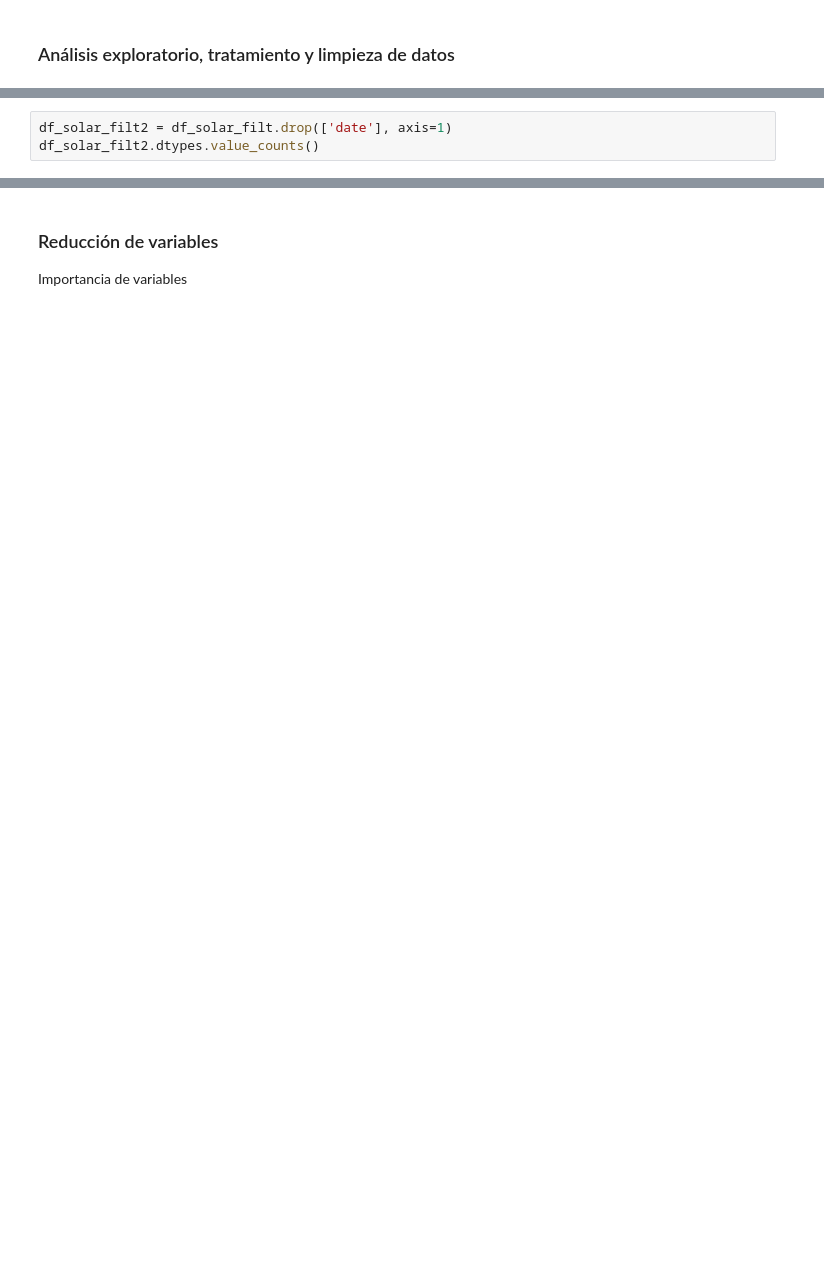
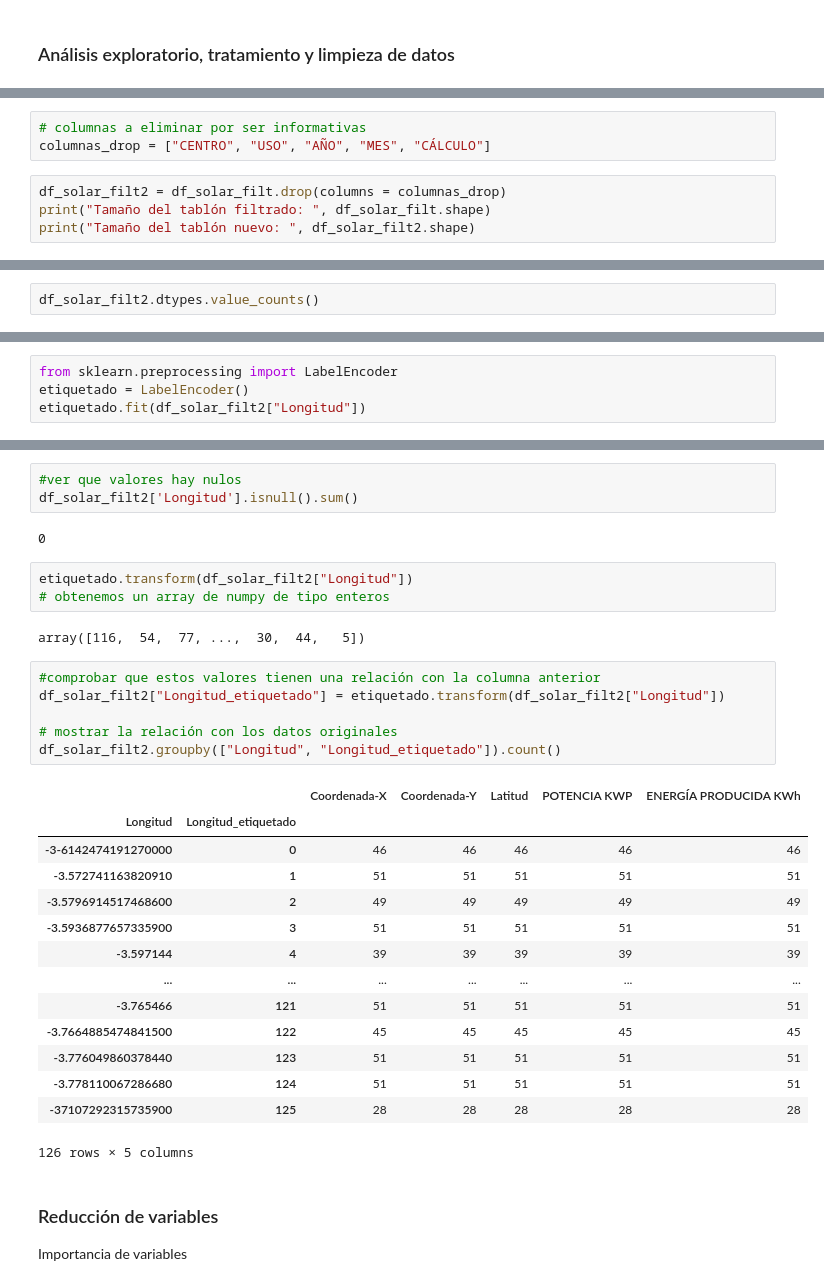
Before and after one commit to luciacantos/ajedrez, a Jupyter notebook: placas_solares.ipynb, the cells around one changed output, grey strips where cells are left out. Cells and saved outputs as stored; diff of their text form; blank space fills up the shorter version.

```diff
--- a/placas_solares.ipynb
+++ b/placas_solares.ipynb
@@ -178,0 +208,7 @@ df_solar_filt.drop(['date'], axis=1)
+# %%
+# columnas a eliminar por ser informativas
+columnas_drop = ["CENTRO", "USO", "AÑO", "MES", "CÁLCULO"]
+# %%
+df_solar_filt2 = df_solar_filt.drop(columns = columnas_drop)
+print("Tamaño del tablón filtrado: ", df_solar_filt.shape)
+print("Tamaño del tablón nuevo: ", df_solar_filt2.shape)
@@ -179,4 +218,3 @@ df_solar_filt.drop(['date'], axis=1)
 # %%
-df_solar_filt2 = df_solar_filt.drop(['date'], axis=1)
 df_solar_filt2.dtypes.value_counts()
 # %% [output]
@@ -184,0 +240,4 @@ Name: count, dtype: int64
+# %%
+from sklearn.preprocessing import LabelEncoder
+etiquetado = LabelEncoder()
+etiquetado.fit(df_solar_filt2["Longitud"])
@@ -185,3 +266,34 @@ Name: count, dtype: int64
+# %%
+#ver que valores hay nulos
+df_solar_filt2['Longitud'].isnull().sum()
+# %% [output]
+0
+# %%
+etiquetado.transform(df_solar_filt2["Longitud"])
+# obtenemos un array de numpy de tipo enteros
+# %% [output]
+array([116,  54,  77, ...,  30,  44,   5])
+# %%
+#comprobar que estos valores tienen una relación con la columna anterior
+df_solar_filt2["Longitud_etiquetado"] = etiquetado.transform(df_solar_filt2["Longitud"])
+
+# mostrar la relación con los datos originales
+df_solar_filt2.groupby(["Longitud", "Longitud_etiquetado"]).count()
+# %% [output]
+|  |  | Coordenada-X | Coordenada-Y | Latitud | POTENCIA KWP | ENERGÍA PRODUCIDA KWh |
+| Longitud | Longitud_etiquetado |  |  |  |  |  |
+| -3-6142474191270000 | 0 | 46 | 46 | 46 | 46 | 46 |
+| -3.572741163820910 | 1 | 51 | 51 | 51 | 51 | 51 |
+| -3.5796914517468600 | 2 | 49 | 49 | 49 | 49 | 49 |
+| -3.5936877657335900 | 3 | 51 | 51 | 51 | 51 | 51 |
+| -3.597144 | 4 | 39 | 39 | 39 | 39 | 39 |
+| ... | ... | ... | ... | ... | ... | ... |
+| -3.765466 | 121 | 51 | 51 | 51 | 51 | 51 |
+| -3.7664885474841500 | 122 | 45 | 45 | 45 | 45 | 45 |
+| -3.776049860378440 | 123 | 51 | 51 | 51 | 51 | 51 |
+| -3.778110067286680 | 124 | 51 | 51 | 51 | 51 | 51 |
+| -37107292315735900 | 125 | 28 | 28 | 28 | 28 | 28 |
+126 rows × 5 columns
 # %% [markdown]
 ### Reducción de variables
 Importancia de variables
```
Also changed, not shown: parts of 35 cells of this notebook, 5 other files.
